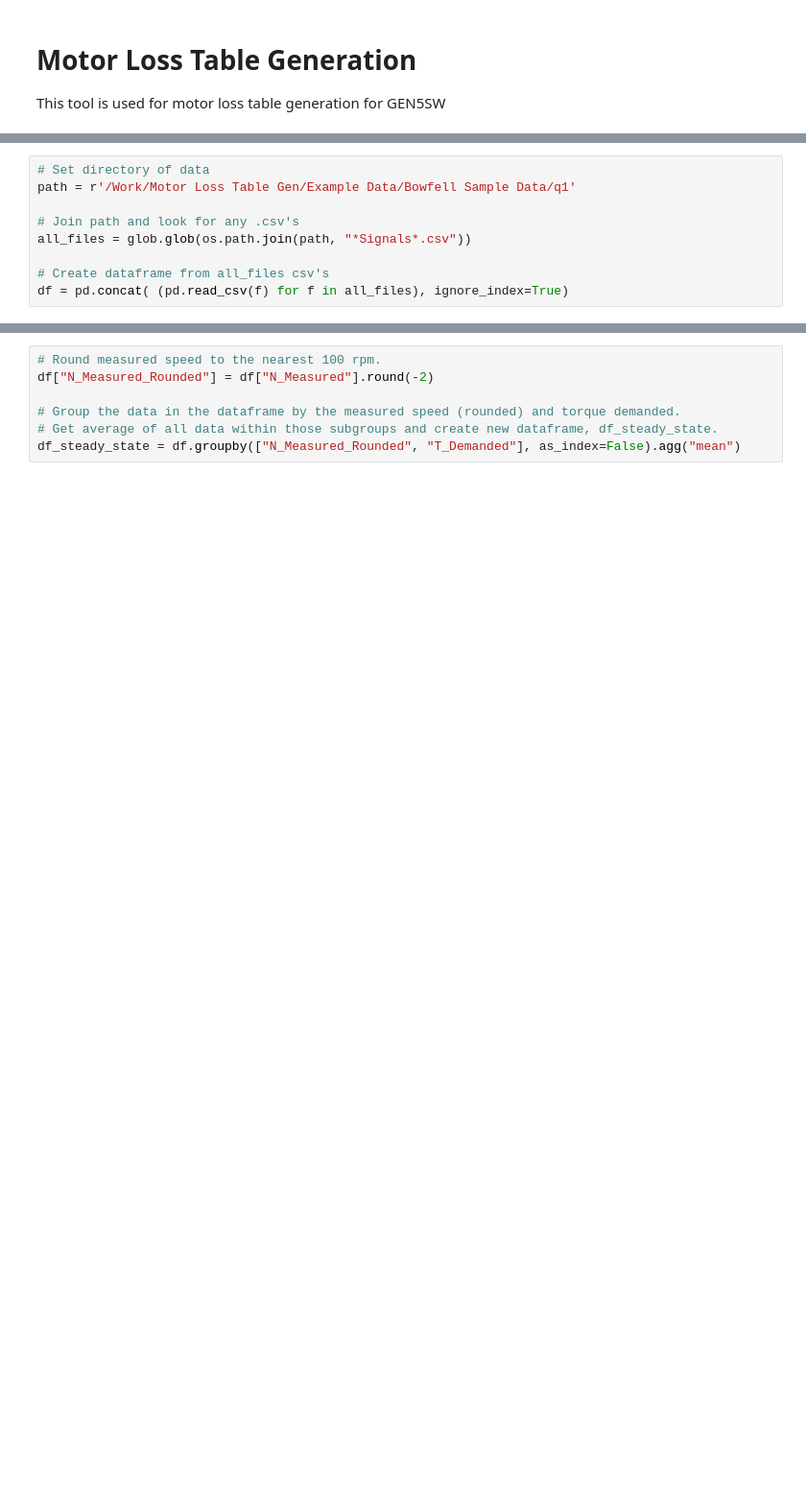
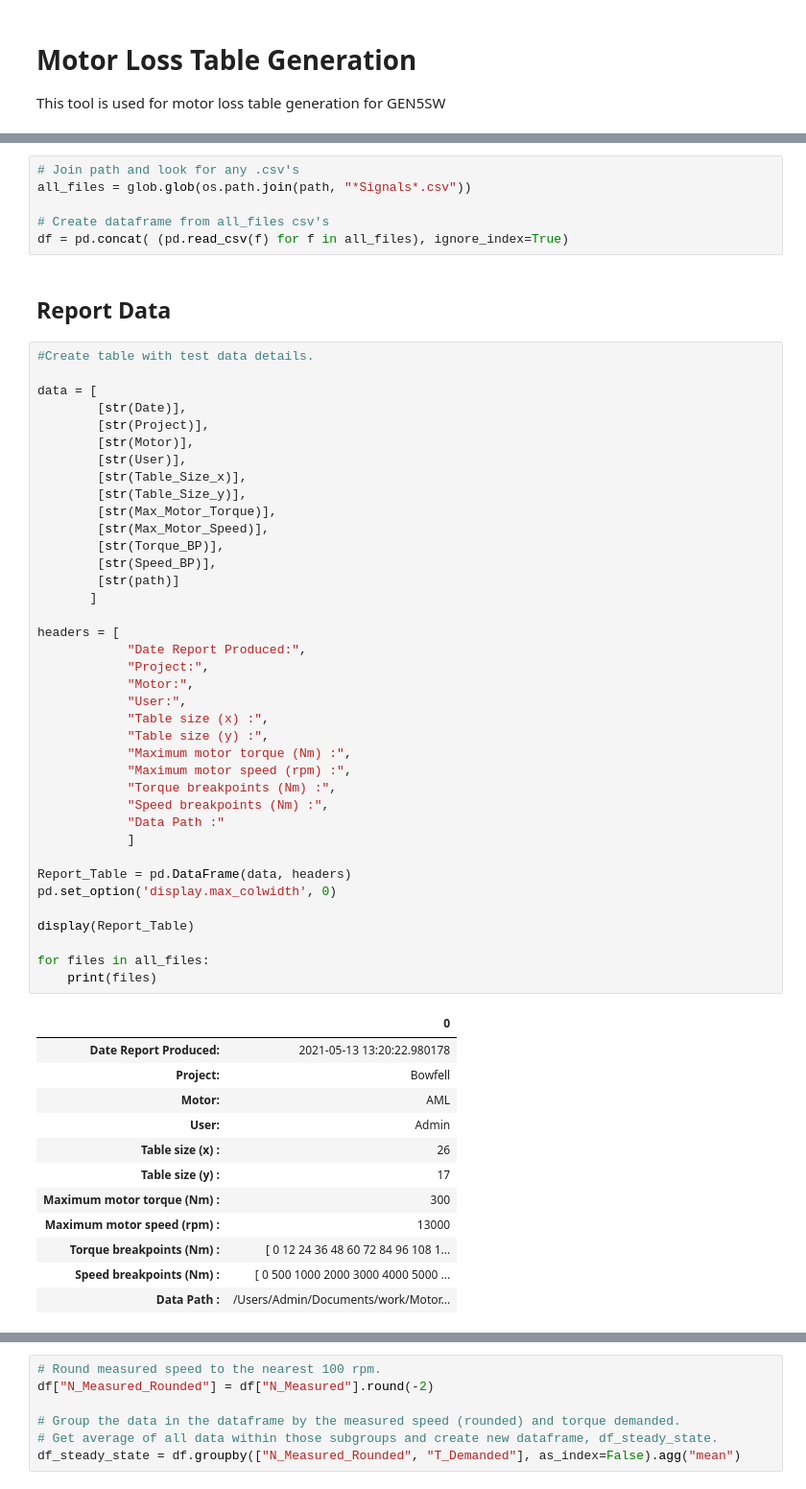
Before and after one commit to seanbf/python_tools, a Jupyter notebook: MTR_LOSS.ipynb, the cells around one changed output, grey strips where cells are left out. Shown: that part at 96% size. Drawn from its saved outputs; the diff is of its cells as text; blank space fills up the shorter version.

```diff
--- a/MTR_LOSS.ipynb
+++ b/MTR_LOSS.ipynb
@@ -14,9 +36,59 @@ pio.renderers.default = 'iframe'
 # %%
-# Set directory of data
-path = r'/Work/Motor Loss Table Gen/Example Data/Bowfell Sample Data/q1'
-
 # Join path and look for any .csv's
 all_files = glob.glob(os.path.join(path, "*Signals*.csv"))
 
 # Create dataframe from all_files csv's
 df = pd.concat( (pd.read_csv(f) for f in all_files), ignore_index=True)
+# %% [markdown]
+## Report Data
+# %%
+#Create table with test data details.
+
+data = [
+        [str(Date)],
+        [str(Project)],
+        [str(Motor)],
+        [str(User)],
+        [str(Table_Size_x)],
+        [str(Table_Size_y)],
+        [str(Max_Motor_Torque)],
+        [str(Max_Motor_Speed)],
+        [str(Torque_BP)],
+        [str(Speed_BP)],
+        [str(path)]
+       ]
+
+headers = [
+            "Date Report Produced:",
+            "Project:",
+            "Motor:",
+            "User:",
+            "Table size (x) :",
+            "Table size (y) :",
+            "Maximum motor torque (Nm) :",
+            "Maximum motor speed (rpm) :",
+            "Torque breakpoints (Nm) :",
+            "Speed breakpoints (Nm) :",
+            "Data Path :"
+            ]
+
+Report_Table = pd.DataFrame(data, headers)
+pd.set_option('display.max_colwidth', 0)
+
+display(Report_Table)
+
+for files in all_files:
+    print(files)
+# %% [output]
+|  | 0 |
+| Date Report Produced: | 2021-05-13 13:20:22.980178 |
+| Project: | Bowfell |
+| Motor: | AML |
+| User: | Admin |
+| Table size (x) : | 26 |
+| Table size (y) : | 17 |
+| Maximum motor torque (Nm) : | 300 |
+| Maximum motor speed (rpm) : | 13000 |
+| Torque breakpoints (Nm) : | [ 0 12 24 36 48 60 72 84 96 108 1... |
+| Speed breakpoints (Nm) : | [ 0 500 1000 2000 3000 4000 5000 ... |
+| Data Path : | /Users/Admin/Documents/work/Motor... |
```
Also changed, not shown: parts of 25 cells of this notebook, 1 other file.
